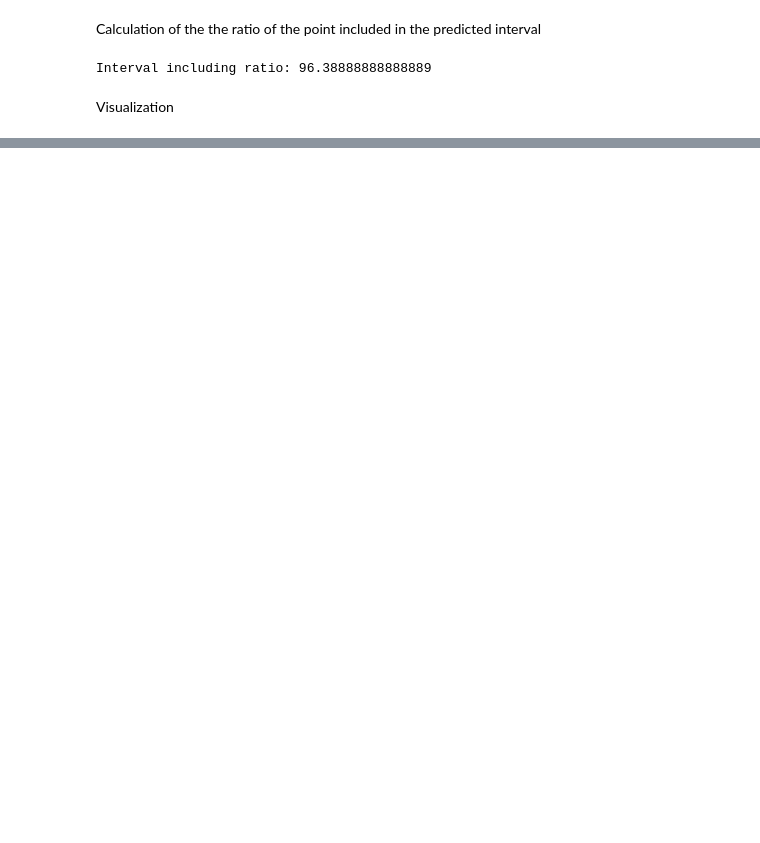
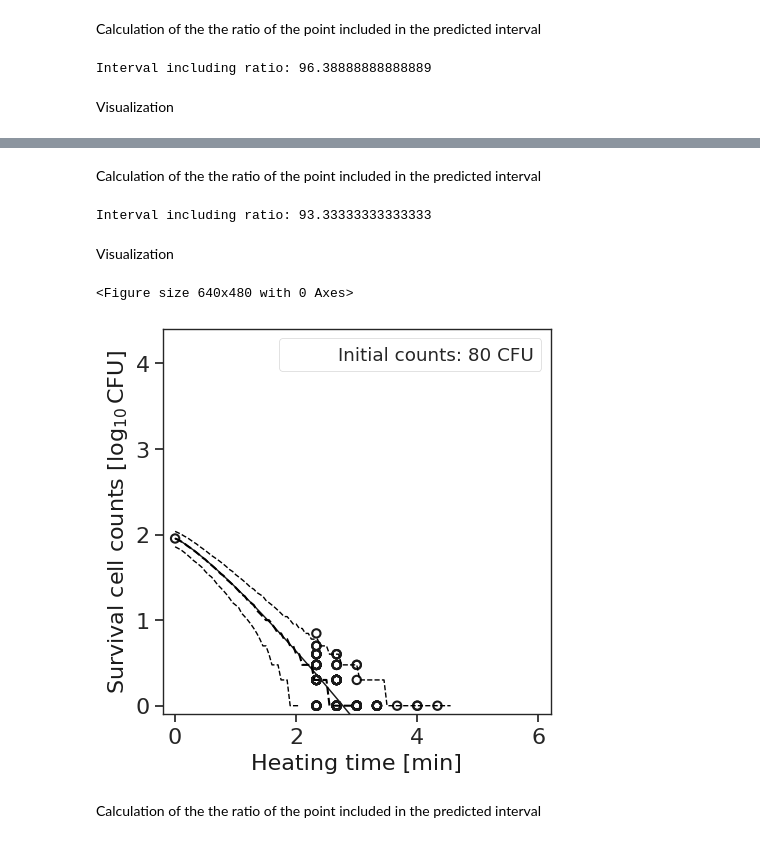
Before and after one commit to kento-koyama/bayesian_predictive_micro_ICPMF12, a Jupyter notebook: Workshop_(inactivation).ipynb, the cells around one changed output, grey strips where cells are left out. Saved outputs shown, nothing was run; the diff lists cells and outputs as text; code cells hidden in the pictures; blank space fills up the shorter version.

```diff
--- a/Workshop_(inactivation).ipynb
+++ b/Workshop_(inactivation).ipynb
@@ -509,0 +540,64 @@ plt.show()
+# %%
+# data import
+url = "https://raw.githubusercontent.com/Satoko-Hiura/Bayesian-generalized-linear-model-for-simulating-bacterial-inactivation-growth/main/code/inactivation/data/90cell.csv"
+data = pd.read_csv(url, encoding='utf-8')
+time = data['TIME']
+N = data['N']
+# %% [markdown]
+Calculation of the the ratio of the point included in the predicted interval
+# %%
+#accuracy
+Time = [3.0,3.3,3.6,4.0,4.3,4.6]
+k=[0,1,2,3,4,5]
+evaluation =[]
+for t,k in zip(Time,k):
+    T1 = int(t*20)
+    y_pred_min = y_pred_int_975[T1]
+    y_pred_max = y_pred_int_025[T1]
+    hani =[]
+    for l in range(60):
+        number = 60*k + l
+        N_target = N[number]
+        if y_pred_min <= N_target <= y_pred_max :
+            ans= 1
+        else:
+            ans=0
+        hani.append(ans)
+    correct =hani.count(1)
+    evaluation.append(correct)
+accuracy = (sum(evaluation)/(len(Time)*60))*100
+print('95% Interval including ratio: '+str(accuracy))
+# %% [output]
+Interval including ratio: 93.33333333333333
+# %% [markdown]
+Visualization
+# %%
+#graph
+fig = plt.figure()
+plt.style.use('ggplot')
+sns.set_style(style='ticks')
+plt.figure(figsize=(5,5))
+plt.ylabel('Survival cell counts [$\log_{10}$CFU]',fontsize=16, color='k')
+plt.xlabel('Heating time [min]', fontsize=16, color='k')
+plt.tick_params(labelsize=16, direction='out')
+plt.xlim(-0.2,6.2)
+plt.ylim(-0.1,4.4)
+plt.xticks([0,2,4,6])
+plt.scatter(0,np.log10(N0),zorder=2,facecolors='none', edgecolors='k',lw=1.5)
+plt.scatter(time,np.log10(N), zorder=2, facecolors ='none',edgecolors='k',linewidth=1.5)
+
+#credible interval
+plt.plot(T,y_cred_500, linestyle = 'solid', zorder=1, color='k', lw=1.0, label='Credible median')
+plt.plot(T,y_cred_975, linestyle = 'solid', zorder=1, color='k', lw=0.1, label='95% credible')
+plt.plot(T,y_cred_025, linestyle = 'solid', zorder=1, color='k', lw=0.1)
+
+#prediction interval
+plt.plot(T,y_pred_500, linestyle = 'dashed', zorder=2, color='black', lw=1.5, label='Predicted median')
+plt.plot(T,y_pred_025, linestyle = 'dashed', zorder=2, color='black', lw=1.0, label='95% predicted')
+plt.plot(T,y_pred_975, linestyle = 'dashed', zorder=2, color='black', lw=1.0)
+
+plt.legend(["Initial counts: 80 CFU"], markerscale=0)
+plt.show()
+# %% [output]
+<Figure size 640x480 with 0 Axes>
+[figure, added]
@@ -509,0 +640,2 @@ plt.show()
+# %% [markdown]
+Calculation of the the ratio of the point included in the predicted interval
```
Also changed, not shown: parts of 19 cells of this notebook.
